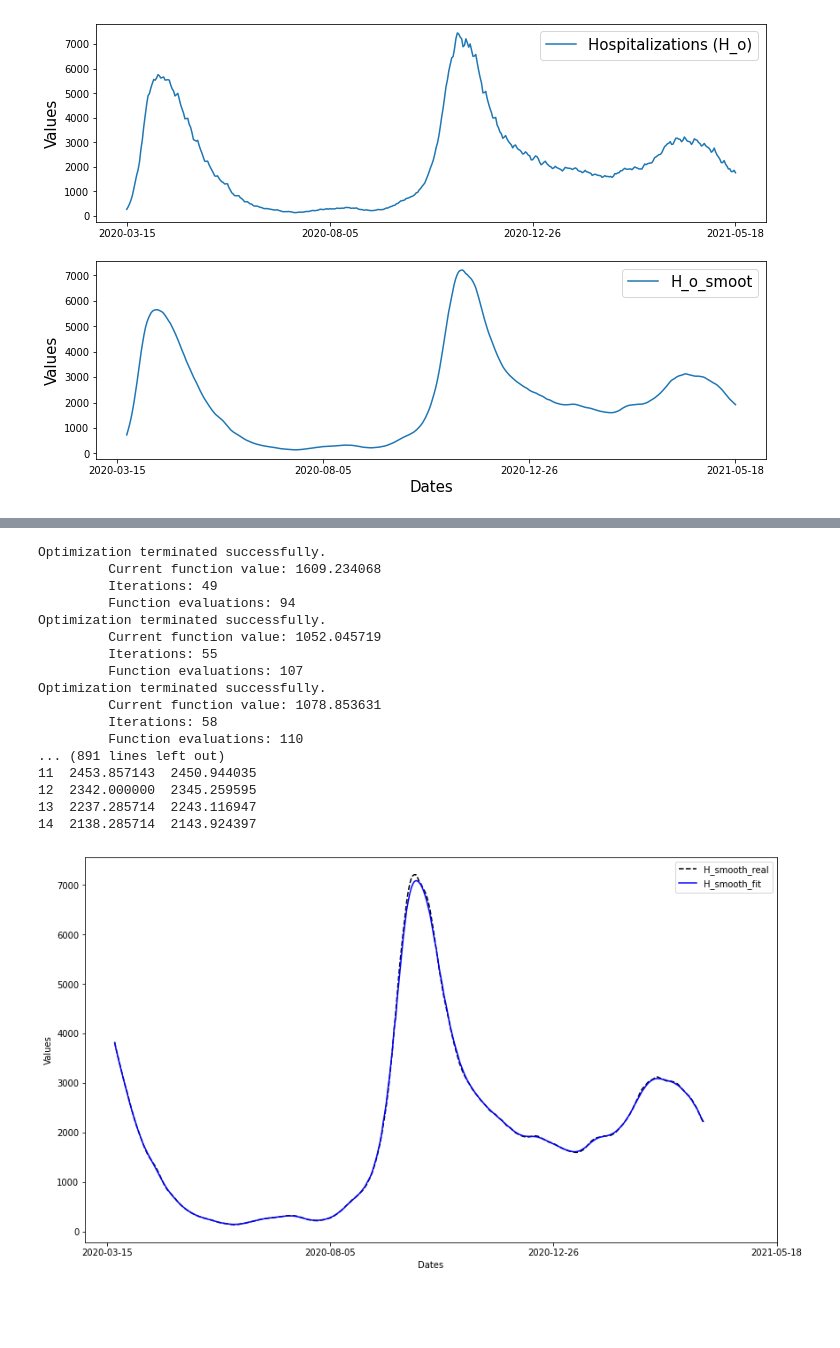
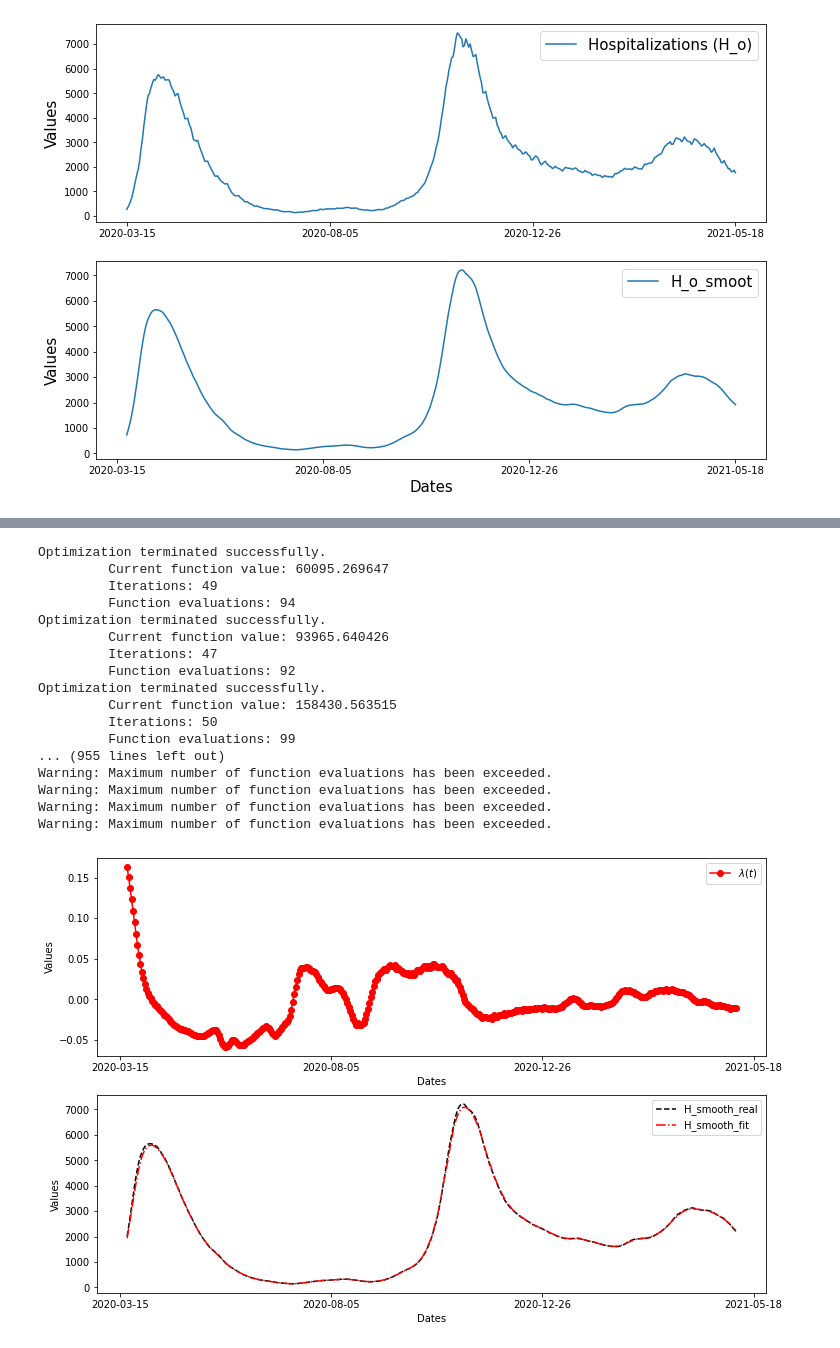
Before and after one commit to OD1992/Python-programs, a Jupyter notebook: Hospi_change_point.ipynb, the cells around one changed output, grey strips where cells are left out. Cells and saved outputs as stored; diff of their text form; code cells hidden in the pictures; blank space fills up the shorter version.

```diff
--- a/Hospi_change_point.ipynb
+++ b/Hospi_change_point.ipynb
@@ -223,7 +174,10 @@ Optimization terminated successfully.
 # %%
-
+from scipy import optimize
+H_smooth_MA = H_smooth_MA[7:]
 H = H_smooth_MA*np.nan
 d=5
+beta_effective_opt_exp = H_smooth_MA*np.nan
+H_init_opt_exp = H_smooth_MA*np.nan
 for t in np.arange(d, len(H_smooth_MA)-d):
     train_t_start=t-d
     train_t_end = t+d
@@ -231,39 +185,48 @@ for t in np.arange(d, len(H_smooth_MA)-d):
     data_train = H_smooth_MA
     H_init = data_train[train_t_start]
     beta_effective_guess = np.log(data_train[train_t_end]/data_train[train_t_start])/(train_t_end)
+
     fun_exp = lambda x:phi_exp(x,tspan_train,data_train)
     x_guess_exp = [H_init, beta_effective_guess]
     x_opt_exp = optimize.fmin(fun_exp,x_guess_exp)  # call the optimization solver
-    H_init_opt_exp = x_opt_exp[0]
-    beta_effective_opt_exp = x_opt_exp[1]
-    H[t] = H_init_opt_exp*np.exp(beta_effective_opt_exp*t)
-
-print(pd.DataFrame({"real":H_smooth_MA[5:20], "fit":H[5:20]}))
-
-plt.figure(figsize=(14,8))
-plt.plot(Dates[d:len(H_smooth_MA)-d], H_smooth_MA[d:len(H_smooth_MA)-d],'--',  color='black')
-plt.plot(Dates[d:len(H_smooth_MA)-d], H[d:len(H_smooth_MA)-d],'-', color='blue')
-plt.xticks(dates_ticks)
-plt.xlabel("Dates")
-plt.ylabel("Values")
-plt.legend(['H_smooth_real', 'H_smooth_fit'])
-plt.show()
+    H_init_opt_exp[t] = x_opt_exp[0]
+    beta_effective_opt_exp[t] = x_opt_exp[1]
+    H[t] = H_init_opt_exp[t]*np.exp(beta_effective_opt_exp[t]*t)
+#print(H_init_opt_exp)
 # %% [output]
 Optimization terminated successfully.
-         Current function value: 1609.234068
+         Current function value: 60095.269647
          Iterations: 49
          Function evaluations: 94
 Optimization terminated successfully.
-         Current function value: 1052.045719
-         Iterations: 55
-         Function evaluations: 107
+         Current function value: 93965.640426
+         Iterations: 47
+         Function evaluations: 92
 Optimization terminated successfully.
-         Current function value: 1078.853631
-         Iterations: 58
-         Function evaluations: 110
-... (891 lines left out)
-11  2453.857143  2450.944035
-12  2342.000000  2345.259595
-13  2237.285714  2243.116947
-14  2138.285714  2143.924397
+         Current function value: 158430.563515
+         Iterations: 50
+         Function evaluations: 99
+... (955 lines left out)
+Warning: Maximum number of function evaluations has been exceeded.
+Warning: Maximum number of function evaluations has been exceeded.
+Warning: Maximum number of function evaluations has been exceeded.
+Warning: Maximum number of function evaluations has been exceeded.
-[figure, removed]
+# %%
+plt.figure(figsize=(12,8))
+plt.subplot(211)
+plt.plot(Dates[d:len(H_smooth_MA)-d], beta_effective_opt_exp[d:len(H_smooth_MA)-d],'o-', color='red')
+plt.xticks(dates_ticks)
+plt.xlabel("Dates")
+plt.ylabel("Values")
+plt.legend(['$\lambda (t)$'])
+
+plt.subplot(212)
+plt.plot(Dates[d:len(H_smooth_MA)-d], H_smooth_MA[d:len(H_smooth_MA)-d],'--',  color='black')
+plt.plot(Dates[d:len(H_smooth_MA)-d], H[d:len(H_smooth_MA)-d],'-.', color='red')
+plt.xticks(dates_ticks)
+plt.xlabel("Dates")
+plt.ylabel("Values")
+plt.legend(['H_smooth_real', 'H_smooth_fit'])
+plt.show()
+# %% [output]
+[figure, added]
```
Also changed, not shown: parts of 6 cells of this notebook.
